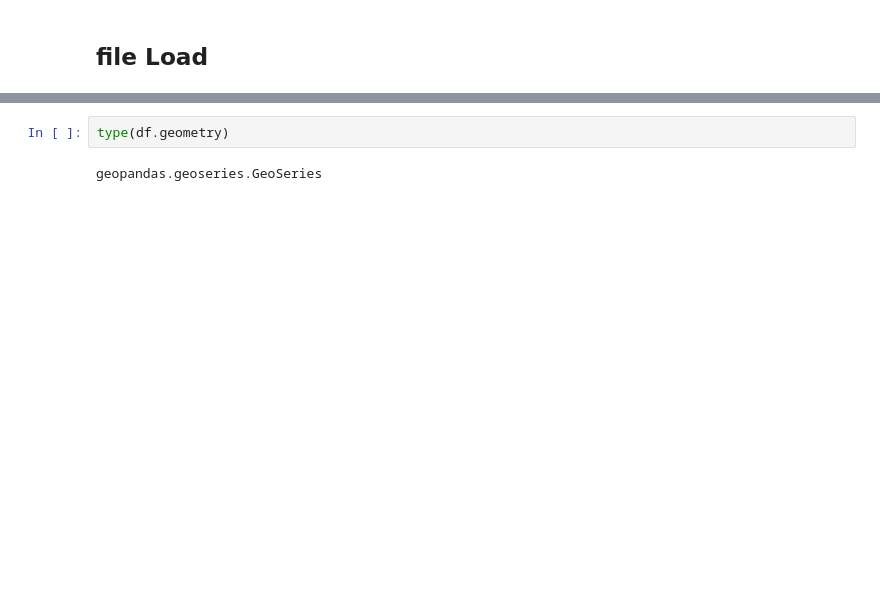
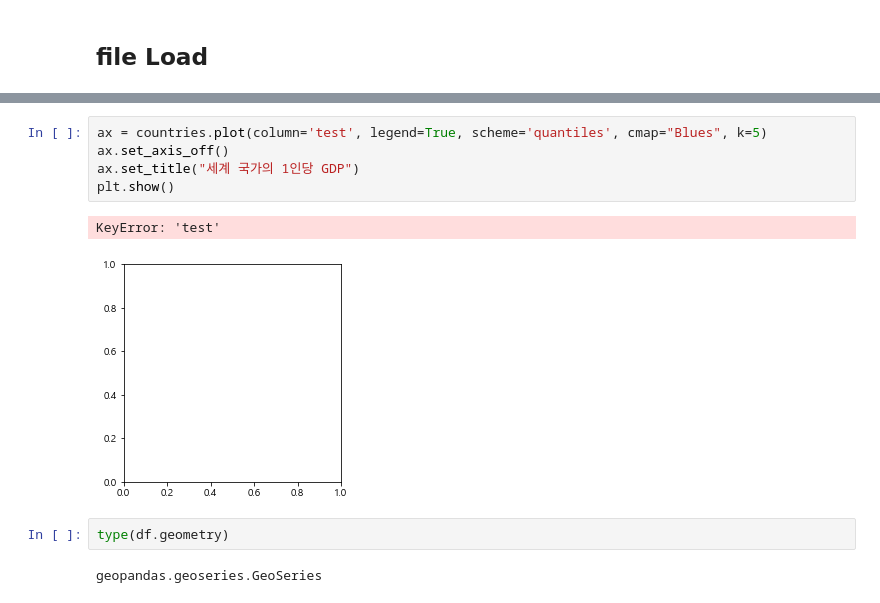
Before and after one commit to whtngus/finding_road, a Jupyter notebook: EDA/temp_polygon_mapping.ipynb, the cells around one changed output, grey strips where cells are left out. Saved outputs shown, nothing was run; the diff lists cells and outputs as text; blank space fills up the shorter version.

```diff
--- a/EDA/temp_polygon_mapping.ipynb
+++ b/EDA/temp_polygon_mapping.ipynb
@@ -302,3 +78,11 @@ tmp.plot()
+# %%
+ax = countries.plot(column='test', legend=True, scheme='quantiles', cmap="Blues", k=5)
+ax.set_axis_off()
+ax.set_title("세계 국가의 1인당 GDP")
+plt.show()
+# %% [output]
+KeyError: 'test'
+[figure, added]
 # %%
 type(df.geometry)
 # %% [output]
```
Also changed, not shown: parts of 46 cells of this notebook, 1 other file.
